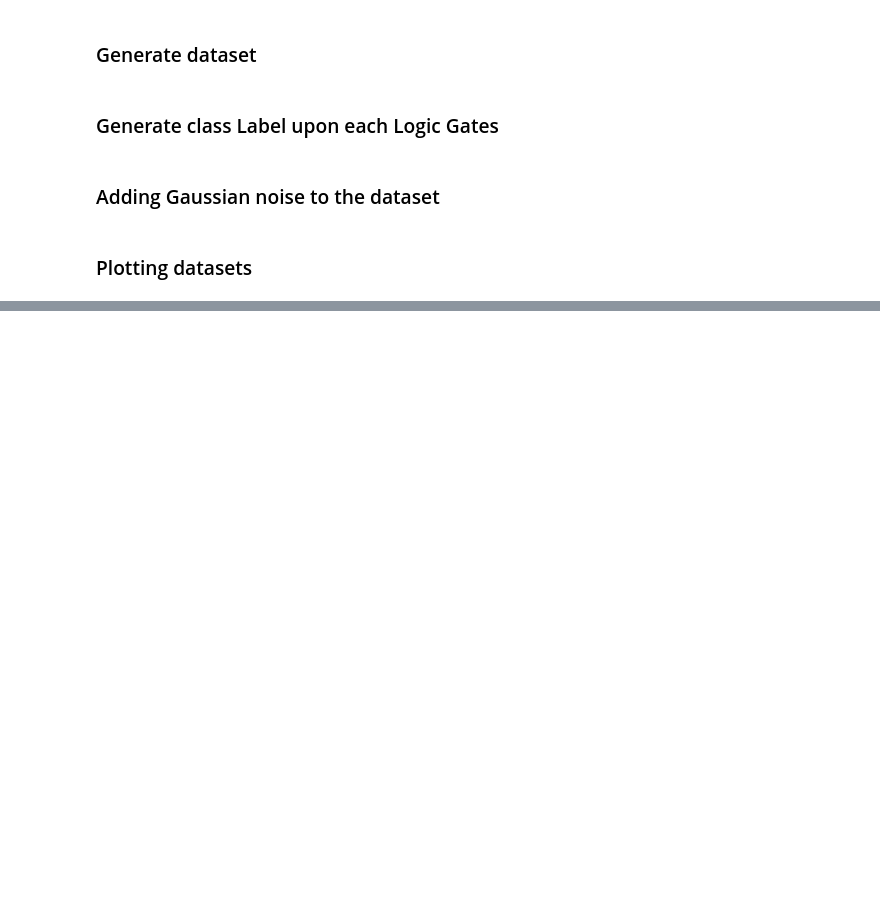
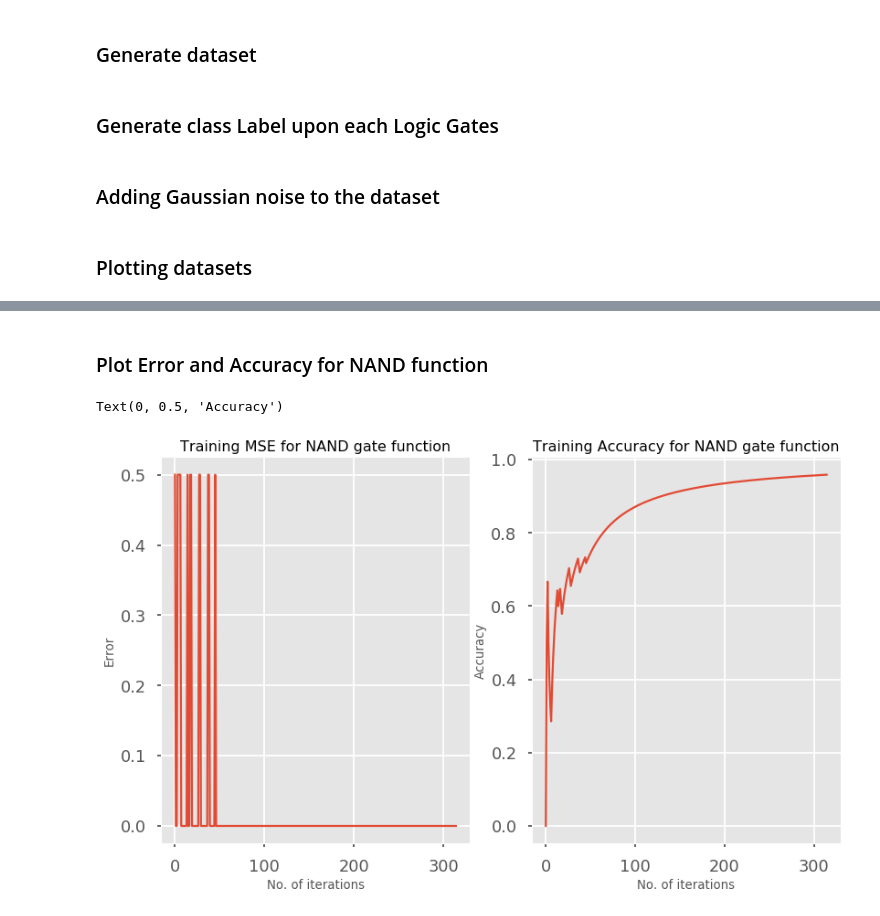
Before and after one commit to naivomah3/ml-deep-learning, a Jupyter notebook: 11-ann-perceptron/perceptron-learning.ipynb, the cells around one changed output, grey strips where cells are left out. Drawn from its saved outputs; the diff is of its cells as text; code cells hidden in the pictures; blank space fills up the shorter version.

```diff
--- a/11-ann-perceptron/perceptron-learning.ipynb
+++ b/11-ann-perceptron/perceptron-learning.ipynb
@@ -108,0 +183,17 @@ plt.show()
+# %%
+# Choose random weights[2, 0] (with bias[1])
+weights_nand = np.array([2, 0, 1])
+# Split dataset into training and validation set
+Xnand_train, Xnand_test, ynand_train, ynand_test = train_test_split(noisy_dataset, y_nand, test_size=0.3)
+# Train a perceptron model
+# Epoch = 3
+w_nand, error_nand, accuracy_nand = fit(Xnand_train, ynand_train, weights_nand, 3)
+# Print final Weight vector
+print("Final weight vector: {}".format(w_nand))
+
+# Predict classes for the validation set
+ynand_predict = predict(Xnand_test, w_nand)
+cm_nand = confusion_matrix(ynand_test, ynand_predict)
+score_nand = accuracy_score(ynand_test, ynand_predict)
+print("Confusion matrix: \n{}".format(cm_nand))
+print("Accuracy score: \n{}".format(score_nand))
@@ -108,0 +309,23 @@ plt.show()
+# %% [markdown]
+### Plot Error and Accuracy for NAND function
+# %%
+# Plot the Training Error Curve
+x_ax_nand = [i for i in range(0, len(error_nand))]
+
+#plt.figure(dpi = 100)
+plt.figure(dpi = 80)
+plt.subplot(1,2,1)
+plt.plot(x_ax_nand, error_nand)
+plt.title("Training MSE for NAND gate function")
+plt.xlabel("No. of iterations")
+plt.ylabel("Error")
+
+# Plot the Cumulative Training Accuracy
+plt.subplot(1,2,2)
+plt.plot(x_ax_nand, accuracy_nand)
+plt.title("Training Accuracy for NAND gate function")
+plt.xlabel("No. of iterations")
+plt.ylabel("Accuracy")
+# %% [output]
+Text(0, 0.5, 'Accuracy')
+[figure, added]
```
Also changed, not shown: parts of 42 cells of this notebook.
